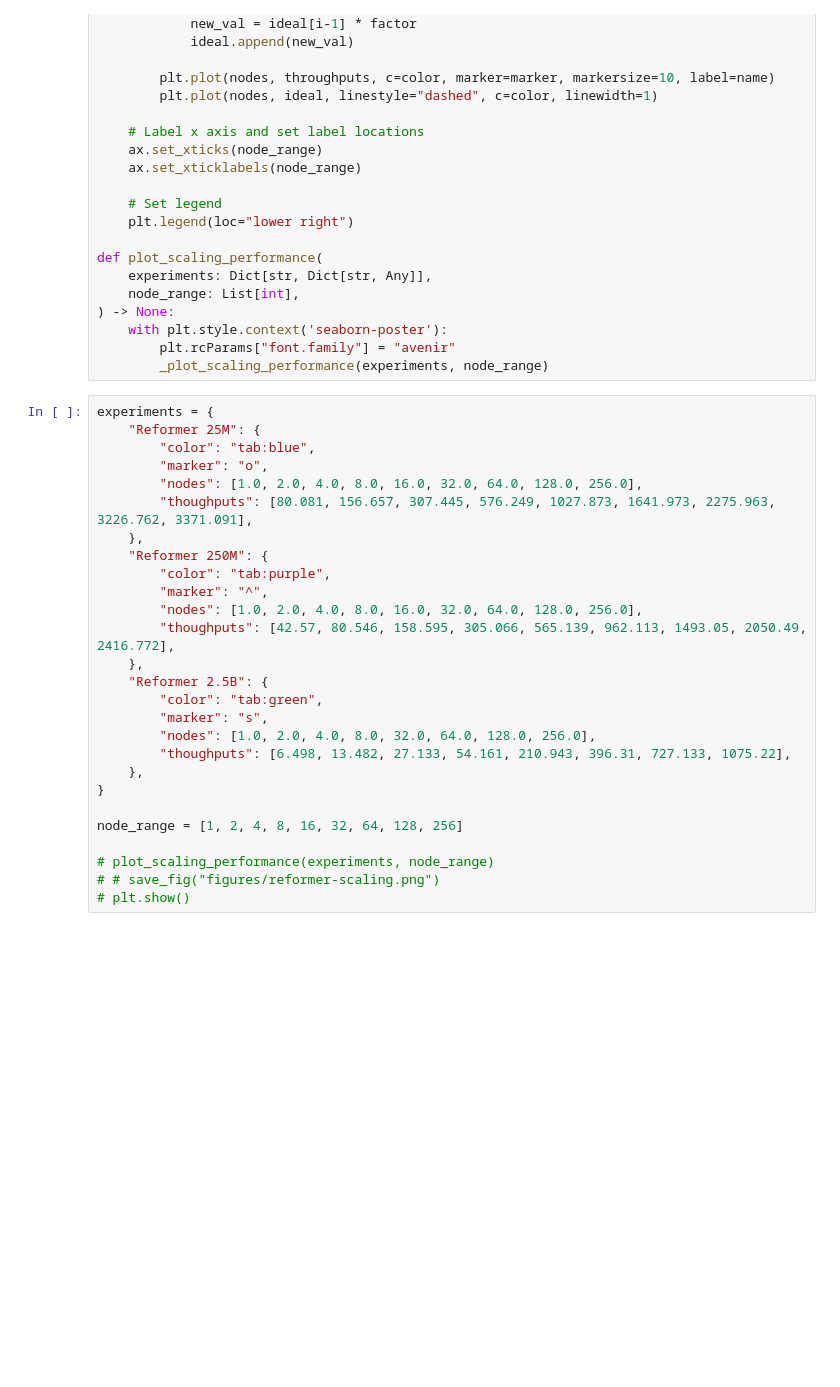
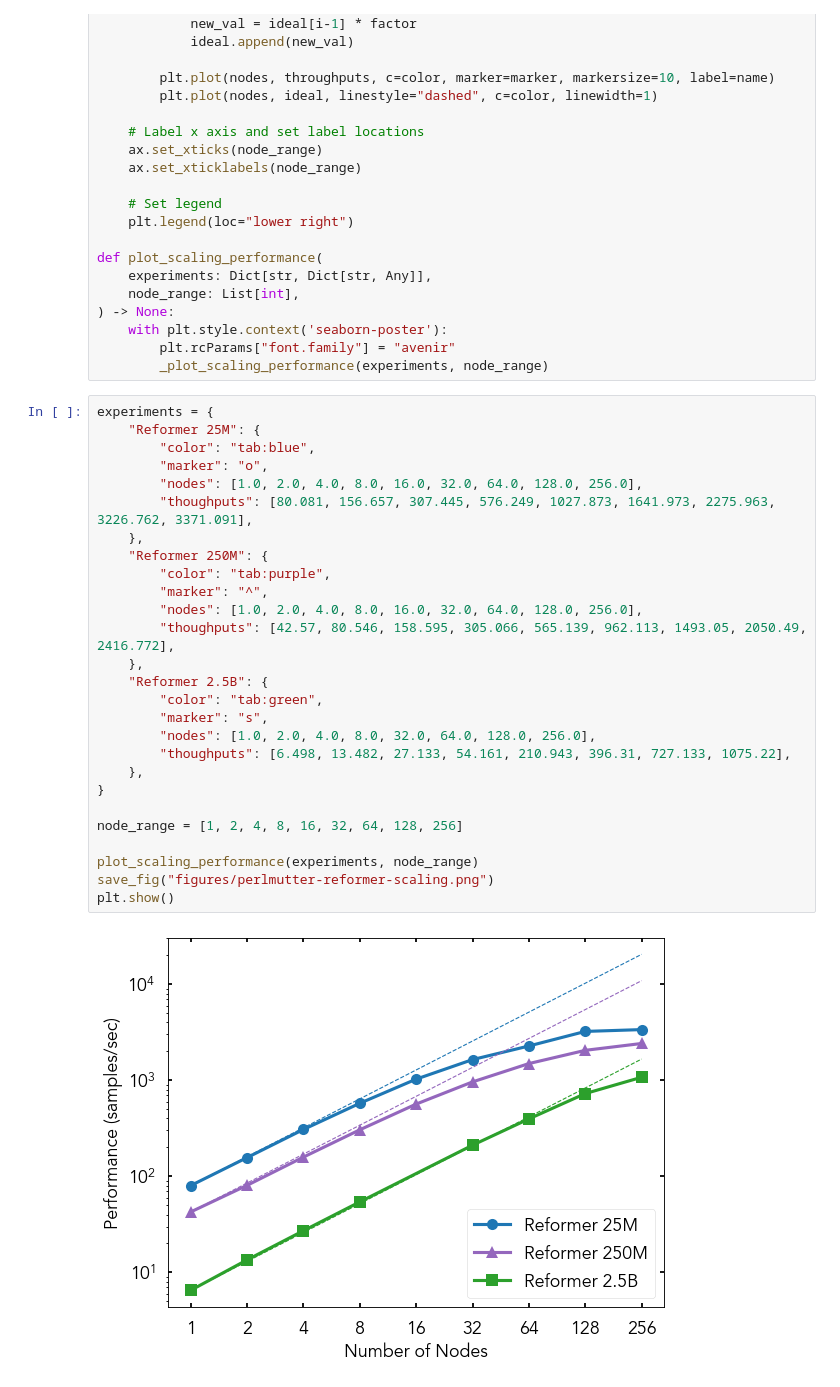
Before and after one commit to ramanathanlab/genslm, a Jupyter notebook: examples/perlmutter/study-perf/perf_scaling.ipynb, the cells around one changed output. Drawn from its saved outputs; the diff is of its cells as text; blank space fills up the shorter version.

Commit message:
scaling

```diff
--- a/examples/perlmutter/study-perf/perf_scaling.ipynb
+++ b/examples/perlmutter/study-perf/perf_scaling.ipynb
@@ -78,27 +78,29 @@ def plot_scaling_performance(
 # %%
 experiments = {
     "Reformer 25M": {
         "color": "tab:blue",
         "marker": "o",
         "nodes": [1.0, 2.0, 4.0, 8.0, 16.0, 32.0, 64.0, 128.0, 256.0],
         "thoughputs": [80.081, 156.657, 307.445, 576.249, 1027.873, 1641.973, 2275.963, 3226.762, 3371.091],
     },
     "Reformer 250M": {
         "color": "tab:purple",
         "marker": "^",
         "nodes": [1.0, 2.0, 4.0, 8.0, 16.0, 32.0, 64.0, 128.0, 256.0],
         "thoughputs": [42.57, 80.546, 158.595, 305.066, 565.139, 962.113, 1493.05, 2050.49, 2416.772],
     },
     "Reformer 2.5B": {
         "color": "tab:green",
         "marker": "s",
         "nodes": [1.0, 2.0, 4.0, 8.0, 32.0, 64.0, 128.0, 256.0],
         "thoughputs": [6.498, 13.482, 27.133, 54.161, 210.943, 396.31, 727.133, 1075.22],
     },
 }
 
 node_range = [1, 2, 4, 8, 16, 32, 64, 128, 256]
 
-# plot_scaling_performance(experiments, node_range)
-# # save_fig("figures/reformer-scaling.png")
-# plt.show()
+plot_scaling_performance(experiments, node_range)
+save_fig("figures/perlmutter-reformer-scaling.png")
+plt.show()
+# %% [output]
+[figure, added]
```
Also changed, not shown: parts of 2 cells of this notebook, 2 other files.
